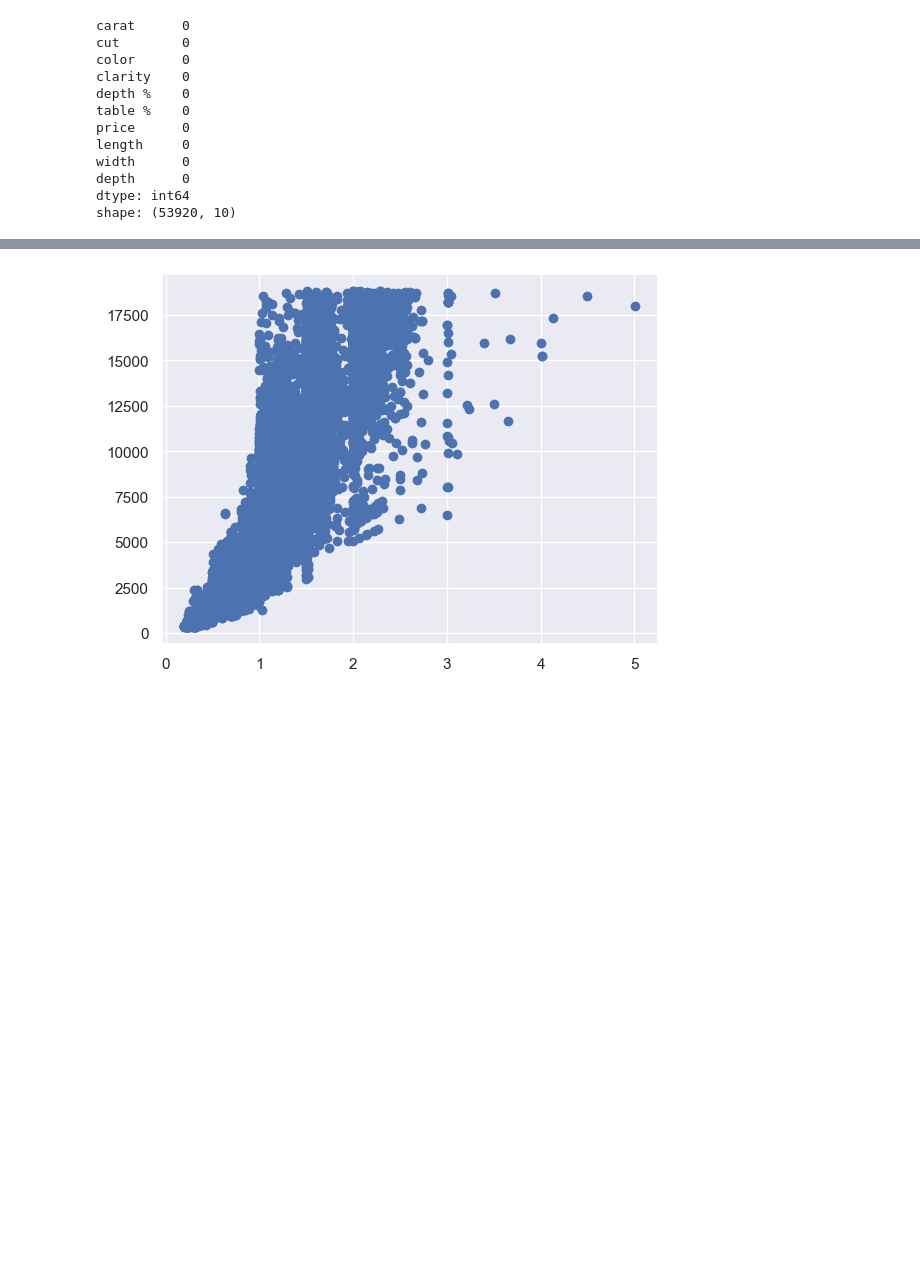
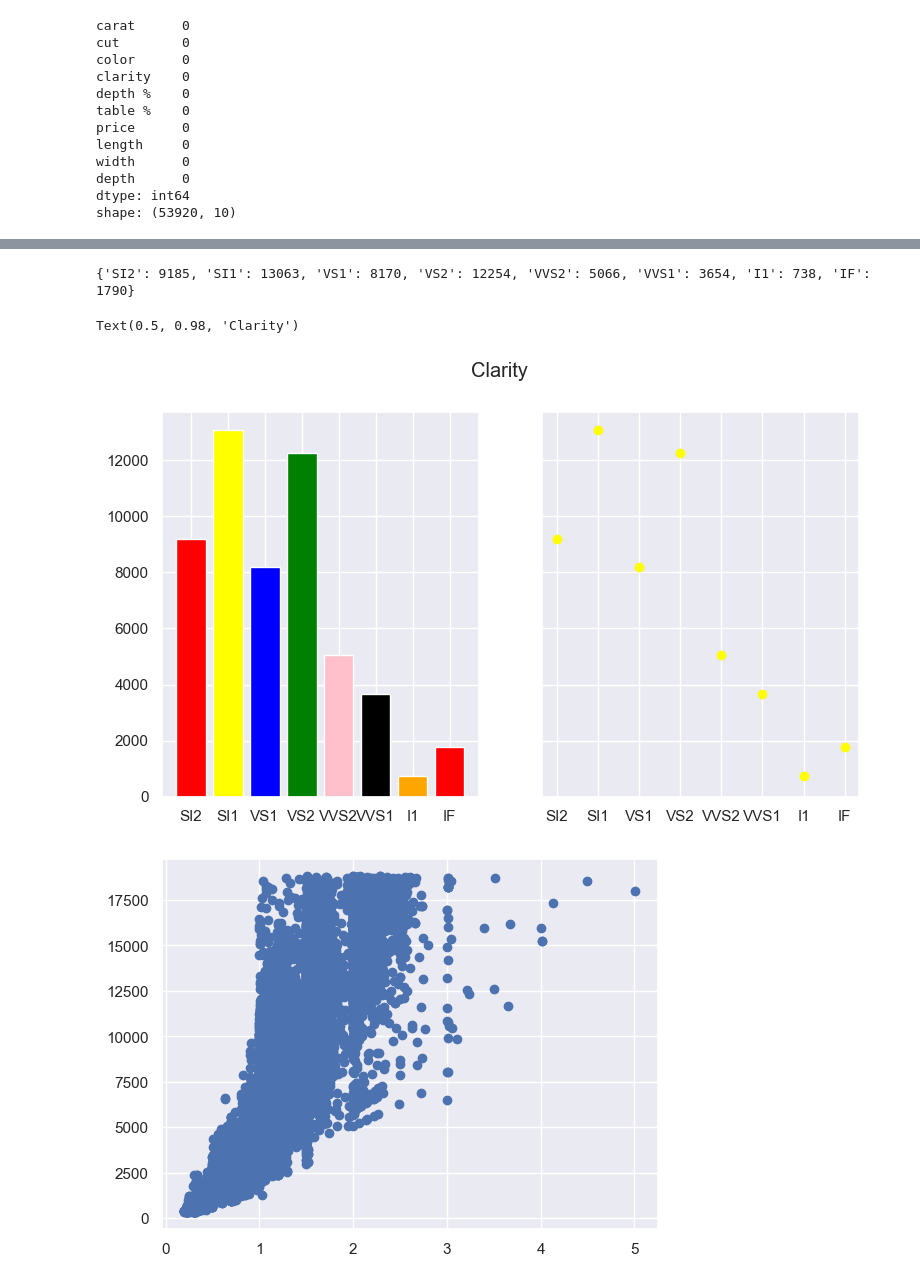
Before and after one commit to urartu1995/dataviz, a Jupyter notebook: main.ipynb, the cells around one changed output, grey strips where cells are left out. Cells and saved outputs as stored; diff of their text form; code cells hidden in the pictures; blank space fills up the shorter version.

```diff
--- a/main.ipynb
+++ b/main.ipynb
@@ -143,3 +151,21 @@ Text(0.5, 0.98, 'Clarity')
+# %%
+new_data = {}
+
+for clarity in clarity_labels:
+    length = len(data.loc[(data['clarity'] == clarity) ])
+    new_data[clarity] = length
+print(new_data)
+names = list(new_data.keys())
+values = list(new_data.values())
+
+fig, axs = plt.subplots(1, 2, figsize=(9, 5), sharey=True)
+axs[0].bar(names, values,color=['red','yellow','blue','green','pink','black','orange'])
+axs[1].scatter(names, values,color='yellow')
+fig.suptitle('Clarity')
+# %% [output]
+{'SI2': 9185, 'SI1': 13063, 'VS1': 8170, 'VS2': 12254, 'VVS2': 5066, 'VVS1': 3654, 'I1': 738, 'IF': 1790}
+Text(0.5, 0.98, 'Clarity')
+[figure, added]
 # %%
 
 x = data['carat']
```
Also changed, not shown: parts of 14 cells of this notebook.
